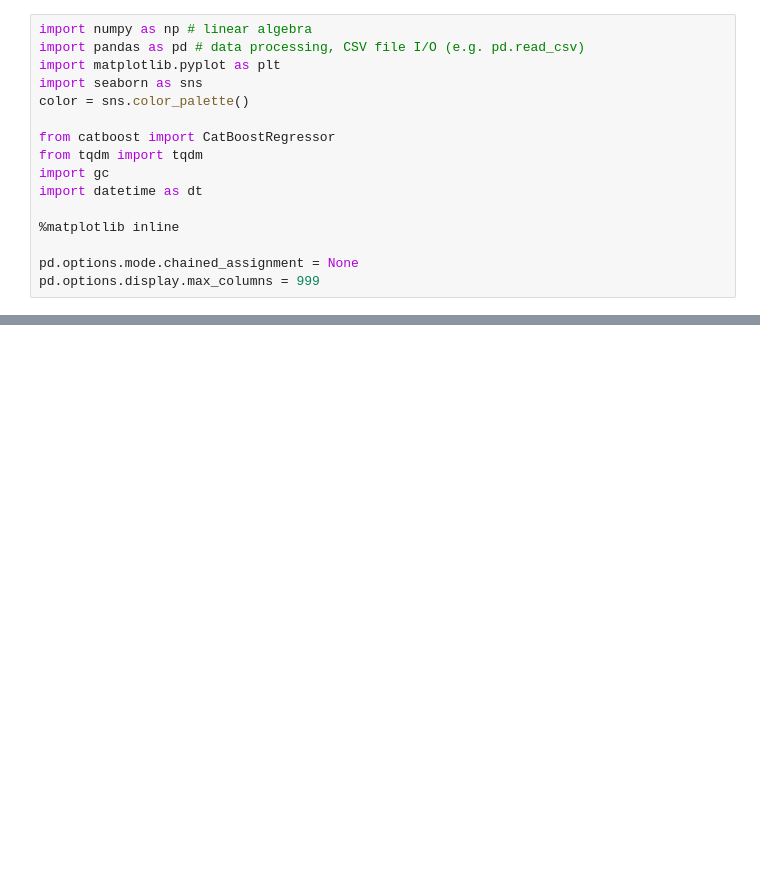
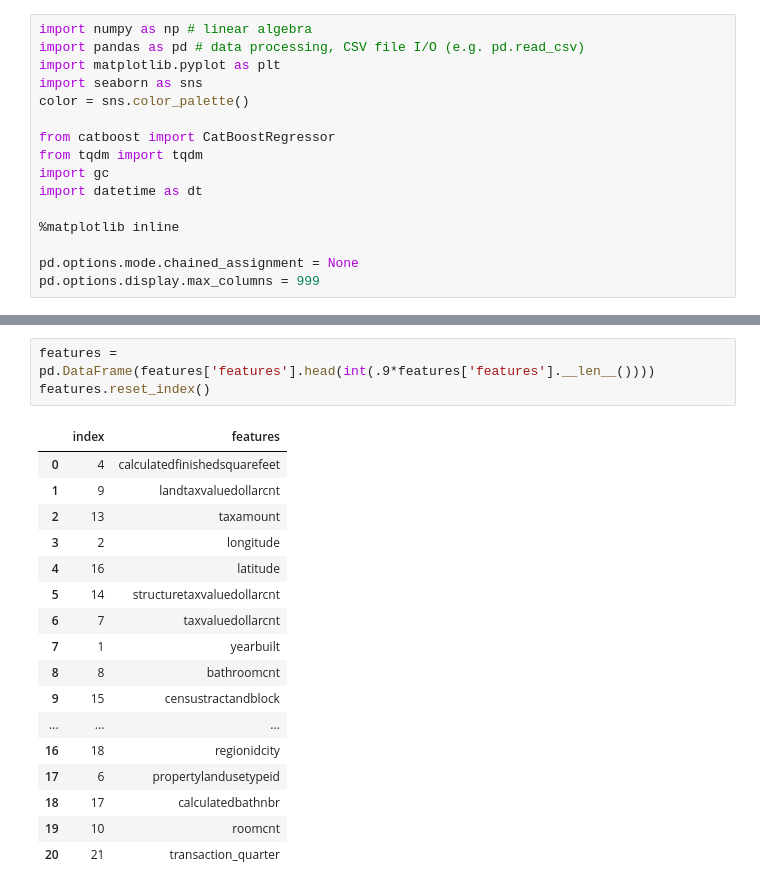
Before and after one commit to wluo-personal/AlphaBoosting, a Jupyter notebook: masaki/zillow.ipynb, the cells around one changed output, grey strips where cells are left out. Cells and saved outputs as stored; diff of their text form; blank space fills up the shorter version.

```diff
--- a/masaki/zillow.ipynb
+++ b/masaki/zillow.ipynb
@@ -90,0 +123,21 @@ train_df.head()
+# %%
+features = pd.DataFrame(features['features'].head(int(.9*features['features'].__len__())))
+features.reset_index()
+# %% [output]
+|  | index | features |
+| 0 | 4 | calculatedfinishedsquarefeet |
+| 1 | 9 | landtaxvaluedollarcnt |
+| 2 | 13 | taxamount |
+| 3 | 2 | longitude |
+| 4 | 16 | latitude |
+| 5 | 14 | structuretaxvaluedollarcnt |
+| 6 | 7 | taxvaluedollarcnt |
+| 7 | 1 | yearbuilt |
+| 8 | 8 | bathroomcnt |
+| 9 | 15 | censustractandblock |
+| ... | ... | ... |
+| 16 | 18 | regionidcity |
+| 17 | 6 | propertylandusetypeid |
+| 18 | 17 | calculatedbathnbr |
+| 19 | 10 | roomcnt |
+| 20 | 21 | transaction_quarter |
```
Also changed, not shown: parts of 34 cells of this notebook.
